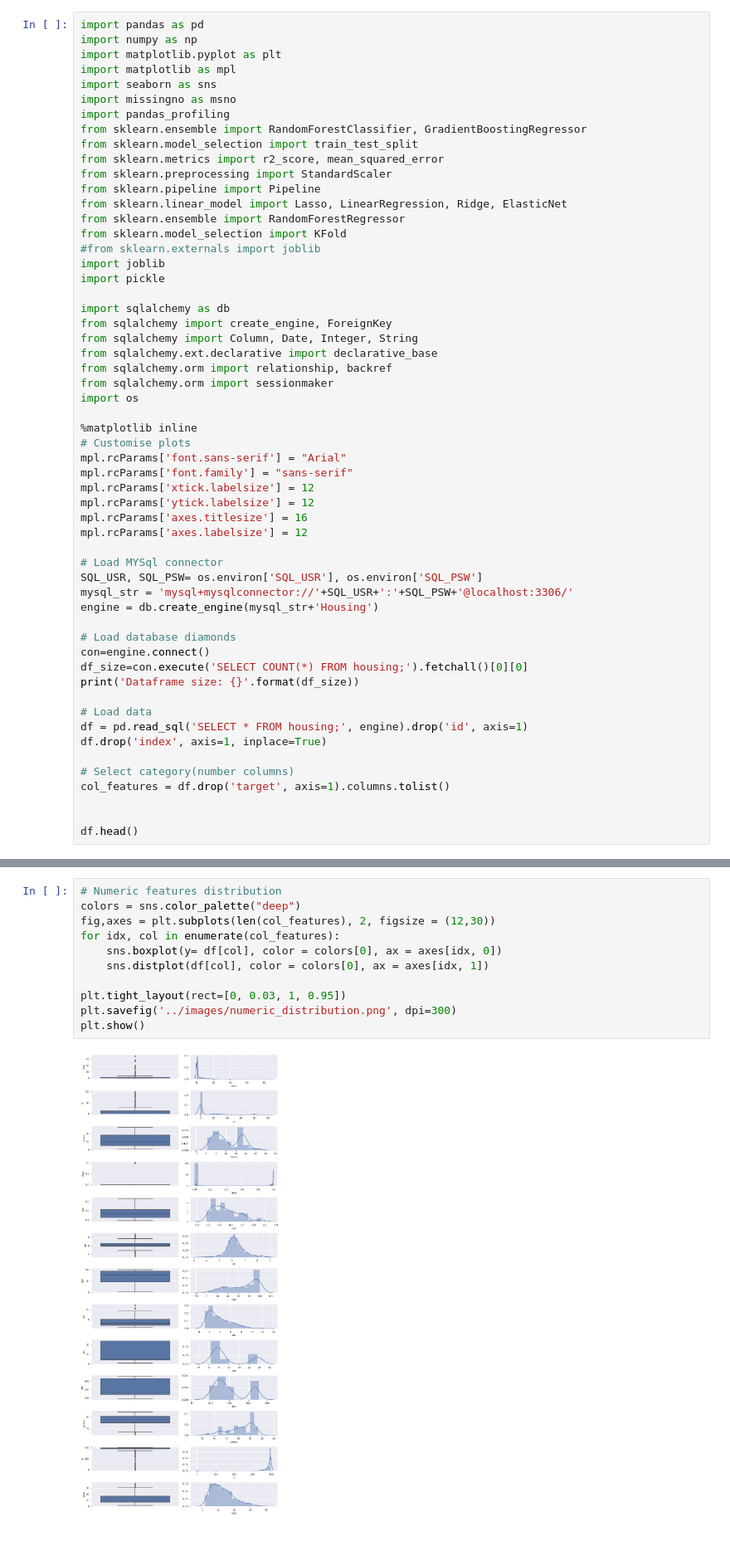
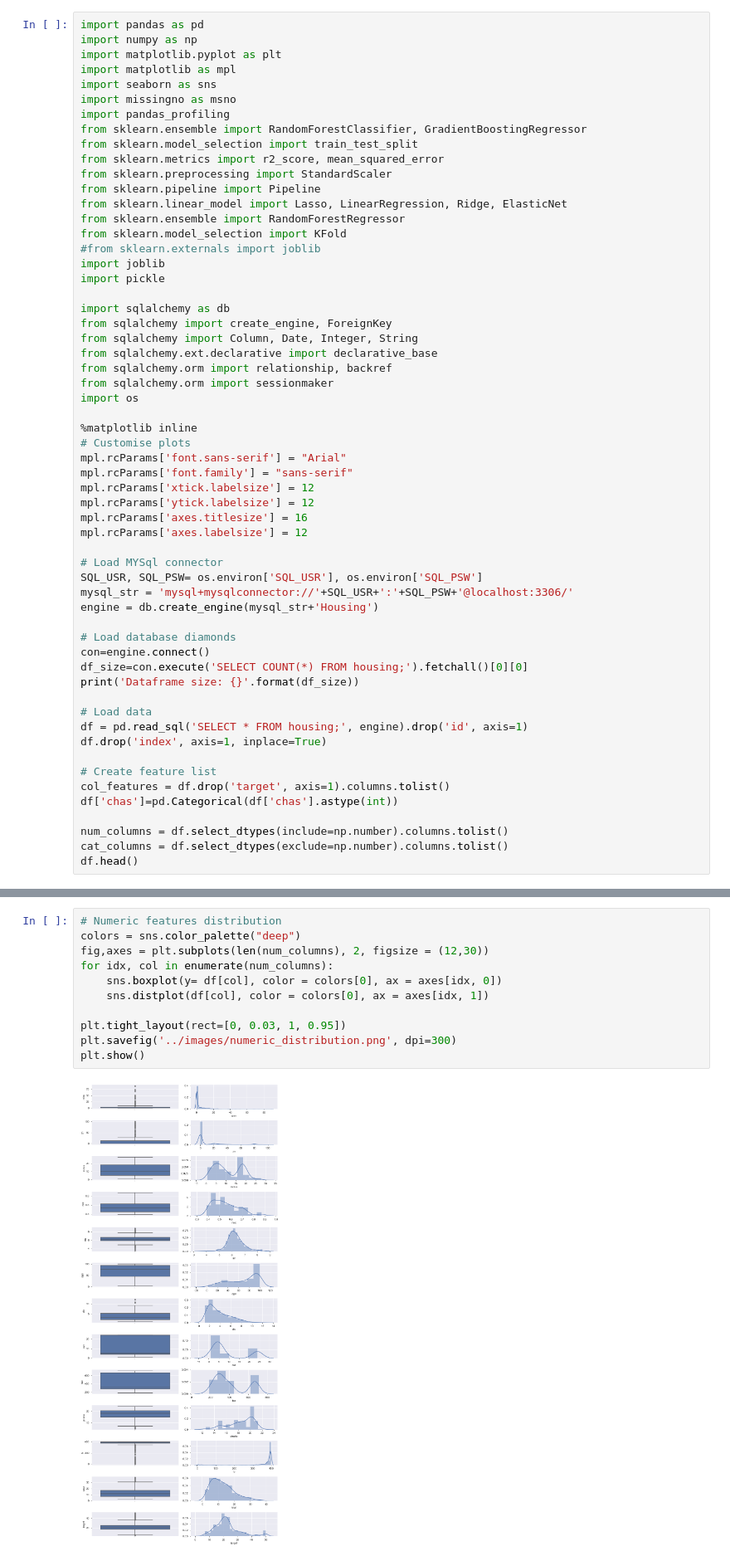
Before and after one commit to e-compagno/boston_housing, a Jupyter notebook: src/Boston_housing.ipynb, the cells around one changed output, grey strips where cells are left out. Shown: that part at 83% size. Saved outputs shown, nothing was run; the diff lists cells and outputs as text.

```diff
--- a/src/Boston_housing.ipynb
+++ b/src/Boston_housing.ipynb
@@ -49,10 +49,12 @@ print('Dataframe size: {}'.format(df_size))
 df = pd.read_sql('SELECT * FROM housing;', engine).drop('id', axis=1)
 df.drop('index', axis=1, inplace=True)
 
-# Select category(number columns)
+# Create feature list
 col_features = df.drop('target', axis=1).columns.tolist()
+df['chas']=pd.Categorical(df['chas'].astype(int))
 
-
+num_columns = df.select_dtypes(include=np.number).columns.tolist()
+cat_columns = df.select_dtypes(exclude=np.number).columns.tolist()
 df.head()
 # %% [output]
 Dataframe size: 506
@@ -128,16 +140,16 @@ df.describe()
 # %%
 # Numeric features distribution
 colors = sns.color_palette("deep")
-fig,axes = plt.subplots(len(col_features), 2, figsize = (12,30))
-for idx, col in enumerate(col_features):
+fig,axes = plt.subplots(len(num_columns), 2, figsize = (12,30))
+for idx, col in enumerate(num_columns):
     sns.boxplot(y= df[col], color = colors[0], ax = axes[idx, 0])
     sns.distplot(df[col], color = colors[0], ax = axes[idx, 1])
 
 plt.tight_layout(rect=[0, 0.03, 1, 0.95])
 plt.savefig('../images/numeric_distribution.png', dpi=300)
 plt.show()
 # %% [output]
-[figure, old version]
+[figure, new version]
 # %%
 # Check correlations
 print('\nCorrelation:')
```
Also changed, not shown: parts of 5 cells of this notebook, 3 other files.
